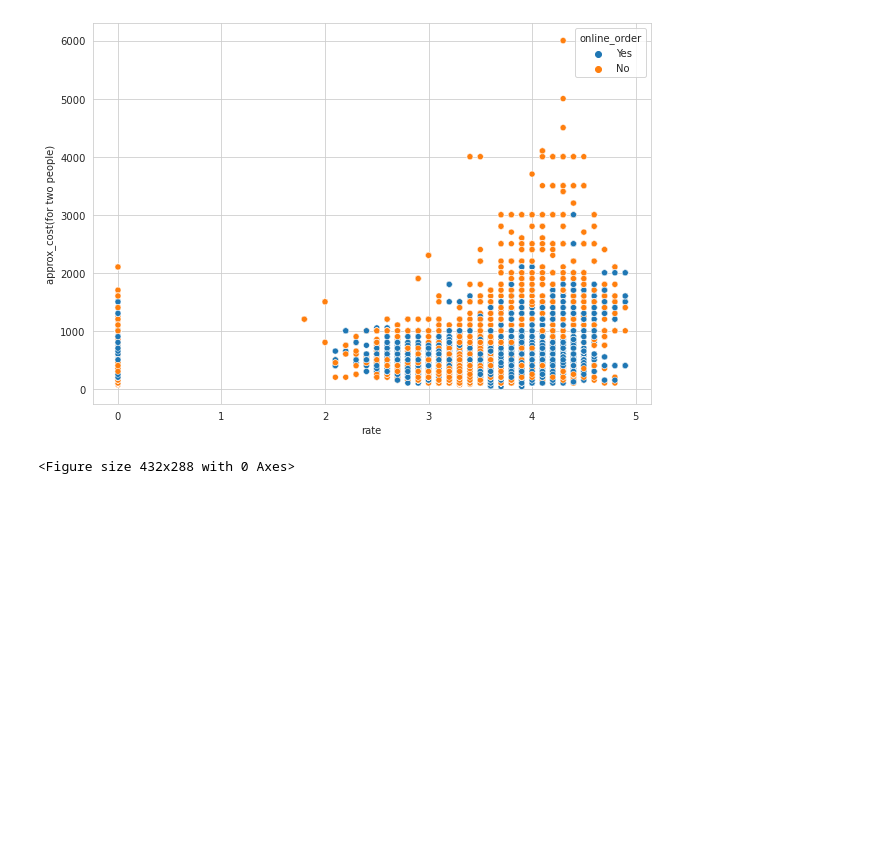
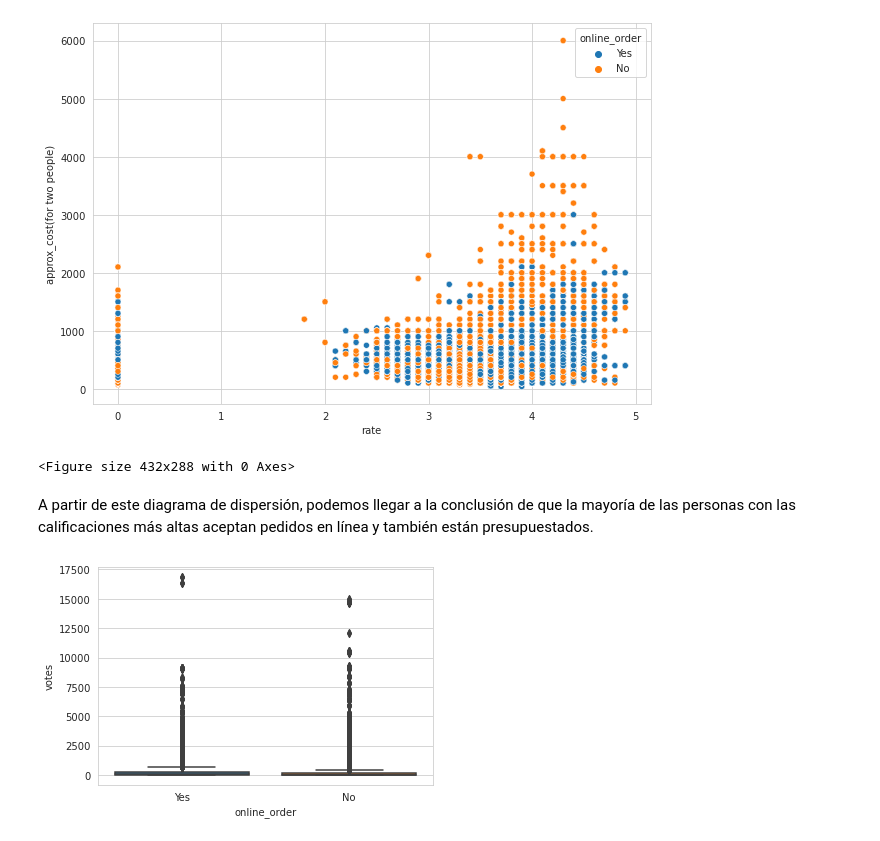
Before and after one commit to Data-Analysis-Projects-Udemy/Project-3-Geospatial-Analysis-Project, a Jupyter notebook: Zomato_EDA.ipynb, the cells around one changed output. Drawn from its saved outputs; the diff is of its cells as text; code cells hidden in the pictures; blank space fills up the shorter version.

```diff
--- a/Zomato_EDA.ipynb
+++ b/Zomato_EDA.ipynb
@@ -438,3 +437,10 @@ plt.savefig("./images/costvsrating.png")
 # %% [output]
 [figure]
 <Figure size 432x288 with 0 Axes>
+# %% [markdown]
+A partir de este diagrama de dispersión, podemos llegar a la conclusión de que la mayoría de las personas con las calificaciones más altas aceptan pedidos en línea y también están presupuestados.
+# %%
+sns.boxplot(x='online_order',y='votes',data=df)
+plt.savefig("./images/boxplot.png")
+# %% [output]
+[figure, added]
```
Also changed, not shown: parts of 64 cells of this notebook, 20 other files.
